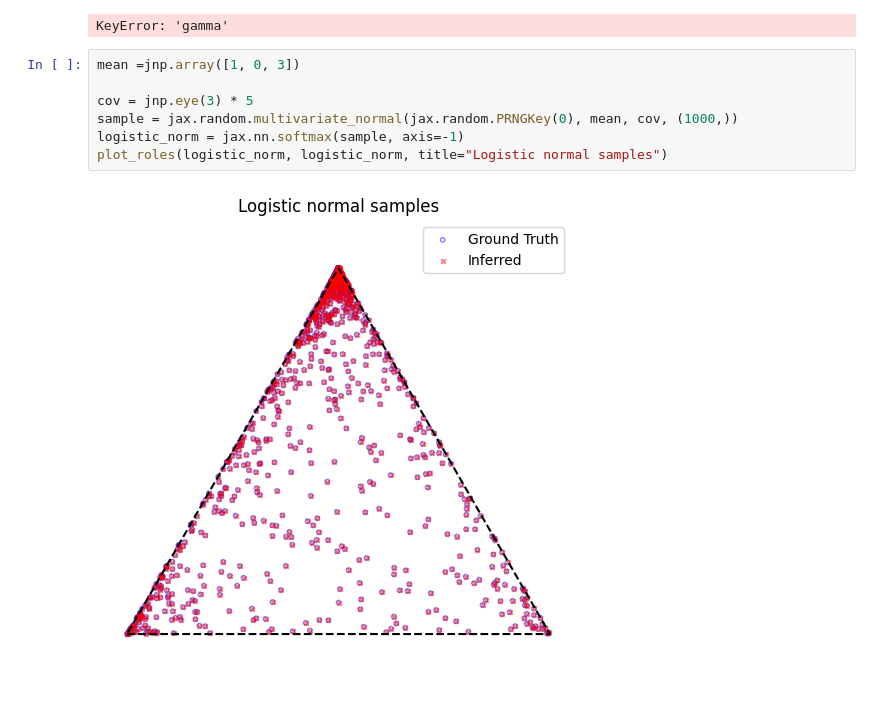
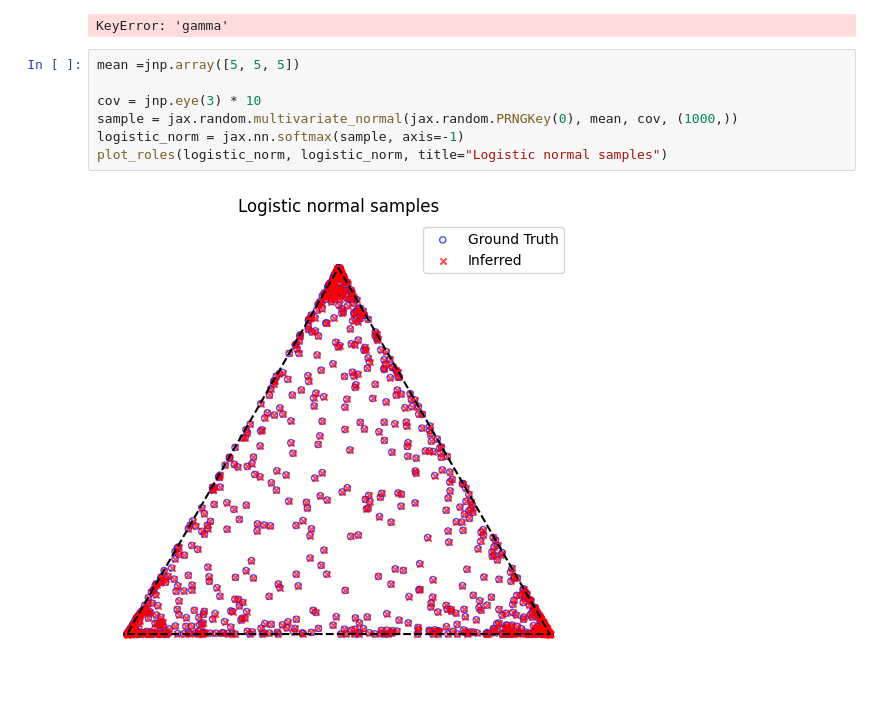
Before and after one commit to LaosAntreas/dMMSB, a Jupyter notebook: LNMMSB.ipynb, the cells around one changed output. Drawn from its saved outputs; the diff is of its cells as text.

```diff
--- a/LNMMSB.ipynb
+++ b/LNMMSB.ipynb
@@ -792,11 +823,11 @@ f(hello = 1)
 # %% [output]
 KeyError: 'gamma'
 # %%
-mean =jnp.array([1, 0, 3])
+mean =jnp.array([5, 5, 5])
 
-cov = jnp.eye(3) * 5
+cov = jnp.eye(3) * 10
 sample = jax.random.multivariate_normal(jax.random.PRNGKey(0), mean, cov, (1000,))
 logistic_norm = jax.nn.softmax(sample, axis=-1)
 plot_roles(logistic_norm, logistic_norm, title="Logistic normal samples")
 # %% [output]
-[figure, old version]
+[figure, new version]
```
Also changed, not shown: parts of 6 cells of this notebook, 1 other file.
